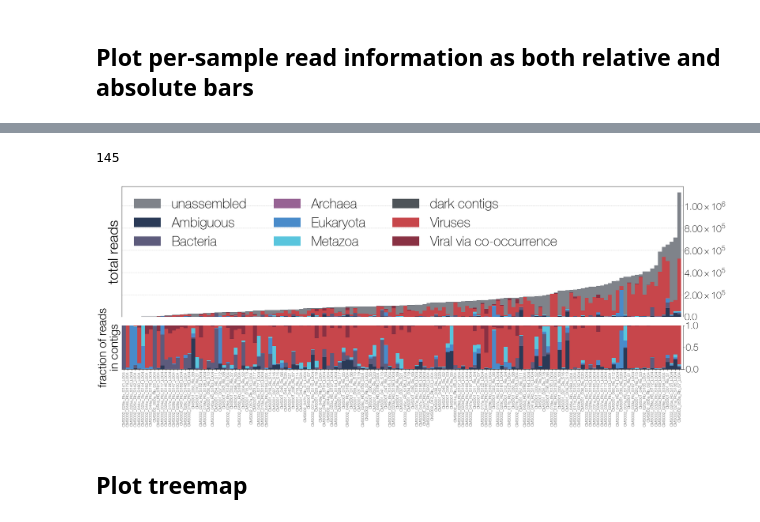
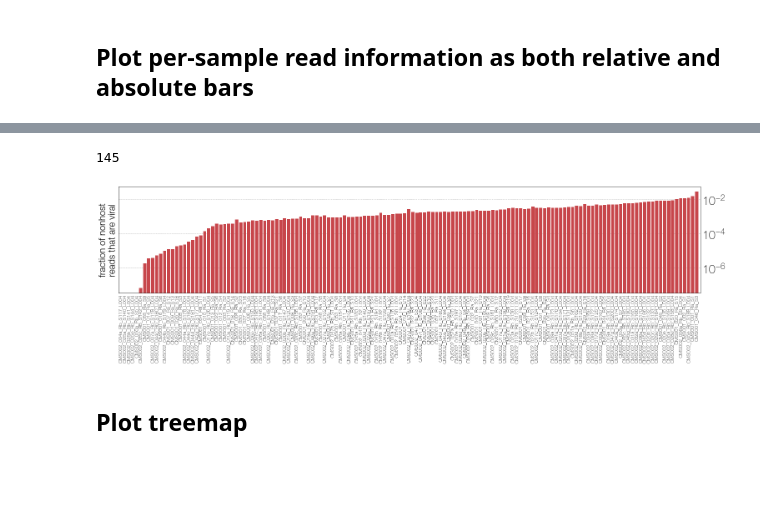
Before and after one commit to czbiohub-sf/california-mosquito-study, a Jupyter notebook: scripts/read_accounting.ipynb, the cells around one changed output, grey strips where cells are left out. Saved outputs shown, nothing was run; the diff lists cells and outputs as text; code cells hidden in the pictures; blank space fills up the shorter version.

Commit message:
Update read accounting notebook, add left out figS2.

```diff
--- a/scripts/read_accounting.ipynb
+++ b/scripts/read_accounting.ipynb
@@ -63,7 +73,7 @@ for line in open(os.path.join(base_path,'contig_quality_concat/contig_calls.tsv'
         if curated==True and contig_name in decontam[sample]: ## viral curated and not contamination
             if blasted==True and taxon_group=='Viruses': ## blasted correctly
                 contig_classification[sample][contig_name]={'tax_group': taxon_group, 'read_count': read_count}
-            elif blasted==False: ## didn't blast
+            elif blasted==False: ## didn't blast (but since curated has to be discovered via co-occurrence)
                 contig_classification[sample][contig_name]={'tax_group': 'Viral via co-occurrence', 'read_count': read_count}
             else:
                 print('should have captured everything by now:',curated,blasted,hexapoda,taxon_group)
@@ -72,16 +82,16 @@ for line in open(os.path.join(base_path,'contig_quality_concat/contig_calls.tsv'
             contig_classification[sample][contig_name]={'tax_group': taxon_group, 'read_count': read_count} ## not hexapoda, because of decontam
 
         elif contig_name not in decontam[sample]: ## contamination, hexapoda or dark matter
-            if hexapoda==False and blasted==False:
+            if hexapoda==False and blasted==False: ## not hexapoda and didn't blast, so dark
                 contig_classification[sample][contig_name]={'tax_group': 'dark contigs', 'read_count': read_count}
             else:
-                contam[sample]+=read_count
+                contam[sample]+=read_count ## add hexapoda to contam
         else:
             print('leftover')
 
 
 nonhost_reads={}
-total_reads={}
+host_reads={}
 for line in open(base_path+'../metadata/idseq_metadata.csv','r'):
     l=line.strip('\n').split(',')
     if l[0]=='sample':
@@ -89,18 +99,18 @@ for line in open(base_path+'../metadata/idseq_metadata.csv','r'):
     elif 'water' not in l[header['sample']].lower():
         sample=l[header['sample']]
         nonhost=int(l[header['nonhost_reads']]) ## get nonhost reads
-        total=int(l[header['total_reads']])
+        total=int(int(l[header['total_reads']])/float(l[header['compression_ratio']])) ## (total reads/compression)
 
-        if sample not in total_reads: ## sample not seen before
-            total_reads[sample]=0
+        if sample not in host_reads: ## sample not seen before
+            host_reads[sample]=0
         if sample not in nonhost_reads:
             nonhost_reads[sample]=0
 
-        total_reads[sample]+=total ## sum non-host reads for sample
+        host_reads[sample]+=total ## sum non-host reads for sample
         nonhost_reads[sample]+=nonhost
 
         if sample in contam:
-            total_reads[sample]-=contam[sample] ## remove contamination (unremoved host, actual contamination, water)
+#             host_reads[sample]-=contam[sample] ## remove contamination (unremoved host, actual contamination, water)
             nonhost_reads[sample]-=contam[sample]
 
 grand_total=sum(nonhost_reads.values()) ## sum all of sample nonhost reads
@@ -285,7 +528,9 @@ def extract_nested_reads(node,flat={},order=None):
 
     return flat,order
 
-sorted_samples=sorted(grand_tree,key=lambda k: grand_tree[k]['read_count'])#[:10]
+# sorted_samples=sorted(grand_tree,key=lambda k: grand_tree[k]['read_count'])#[:10]
+# sorted_samples=sorted(grand_tree,key=lambda k: getCategory(grand_tree[k],'contigs')['read_count'])#[:10]
+sorted_samples=sorted(grand_tree,key=lambda k: getCategory(grand_tree[k],'Viruses')['read_count']/host_reads[k])#[:10]
 
 sample_reads=lambda k: sum([contig_classification[k][c]['read_count'] for c in contig_classification[k]]) if k in contig_classification else 0.0
 sorted_samples=list(filter(lambda k: 'water' not in k.lower() and sample_reads(k)>0,sorted_samples))#[:5]
@@ -296,85 +541,53 @@ species=lambda sample: '%s %s'%(metadata[sample]['ska_genus'],metadata[sample]['
 sample_loc=lambda sample: metadata[sample]['collected_by']
 
 
-fig = plt.figure(figsize=(30,10),facecolor='w') ## new figure
+fig = plt.figure(figsize=(25,10),facecolor='w') ## new figure
 # fig = plt.figure(figsize=(10,10),facecolor='w') ## new figure
 
-gs = gridspec.GridSpec(2,1,height_ratios=[3,1],wspace=0.05,hspace=0.1) ## using gridspec
+gs = gridspec.GridSpec(3,1,height_ratios=[3,2,1],wspace=0.05,hspace=0.1) ## using gridspec
 print(len(sorted_samples))
 
 ax=plt.subplot(gs[0],facecolor='w') ## new canvas
-ax2=plt.subplot(gs[1],facecolor='w')
 
 M=max(read_areas)
 
 contig_categories=['Ambiguous','Bacteria','Archaea','Eukaryota','Metazoa','dark contigs','Viruses','Viral via co-occurrence']
 
 for s,sample in enumerate(sorted_samples):
     sample=sorted_samples[s]
     sample_tree=grand_tree[sample]
-    sample_total=grand_tree[sample]['read_count']
+#     sample_total=grand_tree[sample]['read_count']
+    sample_total=getCategory(grand_tree[sample],'Viruses')['read_count']+getCategory(grand_tree[sample],'Viral via co-occurrence')['read_count']
+    host_total=host_reads[sample]#/1e6
 
     xlabels=[]
-    reads,_=extract_nested_reads(sample_tree)
+#     reads,_=extract_nested_reads(sample_tree)
+    fc=getCategory(grand_tree[sample],'Viruses')['colour']
+    w=0.8
+    ax.bar(s,sample_total/host_total,width=w,facecolor=fc,zorder=100)
 
-    for g,group in enumerate(contig_categories):
-        if 'children' in reads[group]:
-            for ch in reads[group]['children']:
-                reads[group]['read_count']-=reads[ch]['read_count']
-#                 print(sample,group,reads[group]['read_count'])
-
-    cy=reads['contigs']['read_count']
-    uy=reads['unassembled']['read_count']
-
-    w=1.0
-
-    label='unassembled' if 'unassembled' not in ax.get_legend_handles_labels()[1] else ''
-    ax.bar(s,uy,width=w,bottom=cy,facecolor=reads['unassembled']['colour'],zorder=100,label=label)
-
-    contig_total=(sample_total-reads['unassembled']['read_count'])
-    for g,group in enumerate(contig_categories):
-        y=reads[group]['read_count']#/contig_total
-        bottom=sum([reads[cc]['read_count'] for cc in contig_categories[:g]])#/contig_total
-        fc=reads[group]['colour']
-        label=group if group not in ax.get_legend_handles_labels()[1] else ''
-
-        ax.bar(s,y,bottom=bottom,width=w,facecolor=fc,zorder=100,label=label)
-
-        ax2.bar(s,y/contig_total,bottom=bottom/contig_total,width=w,facecolor=fc,zorder=100)
 
 ax.grid(axis='y',ls='--',zorder=0)
 ax.yaxis.tick_right()
 ax.tick_params(axis='y',size=0,labelsize=28)
 ax.tick_params(axis='x',size=0,labelsize=0)
-ax.set_ylabel('total reads',size=42)
+ax.set_ylabel('fraction of nonhost\nreads that are viral',size=22)
 
 fmt=lambda y,pos: '0.0' if (y==0.0 or y==np.nan) else r'$%.2f\times10^{%d}$'%(y*(10**-int(np.log10(y))),int(np.log10(y)))
 ax.yaxis.set_major_formatter(mpl.ticker.FuncFormatter(fmt))
 
-ax2.yaxis.tick_right()
-ax2.tick_params(axis='y',labelsize=28)
-ax2.set_ylabel('fraction of reads\nin contigs',size=34)
+ax.set_yscale('log')
+ax.set_xticks(range(len(sorted_samples)))
+ax.set_xticklabels(sorted_samples,rotation=90,size=12)
 
-
-ax.set_xticklabels([])
-ax2.set_xticks(range(len(sorted_samples)))
-ax2.set_xticklabels(sorted_samples,rotation=90,size=12)
-
-ax.legend(loc=2,fontsize=40,ncol=3,frameon=False)
-
-[ax.spines[loc].set_visible(False) for loc in ax.spines if loc in ['bottom']]
-[ax2.spines[loc].set_visible(False) for loc in ax2.spines if loc in ['top']]
+# [ax.spines[loc].set_visible(False) for loc in ax.spines if loc in ['bottom']]
 
 ax.set_xlim(-0.5,len(sorted_samples))
-ax2.set_xlim(ax.get_xlim())
-
-plt.savefig('/Users/evogytis/Documents/manuscripts/skeeters/figures/figS2_sample_read_count.pdf',dpi=300,bbox_inches='tight')
-plt.savefig('/Users/evogytis/Documents/manuscripts/skeeters/figures/figS2_sample_read_count.png',dpi=300,bbox_inches='tight')
 
 plt.show()
 # %% [output]
 145
-[figure, old version]
+[figure, new version]
 # %% [markdown]
 ## Plot treemap
 # %%
```
Also changed, not shown: parts of 8 cells of this notebook, 2 other files.
